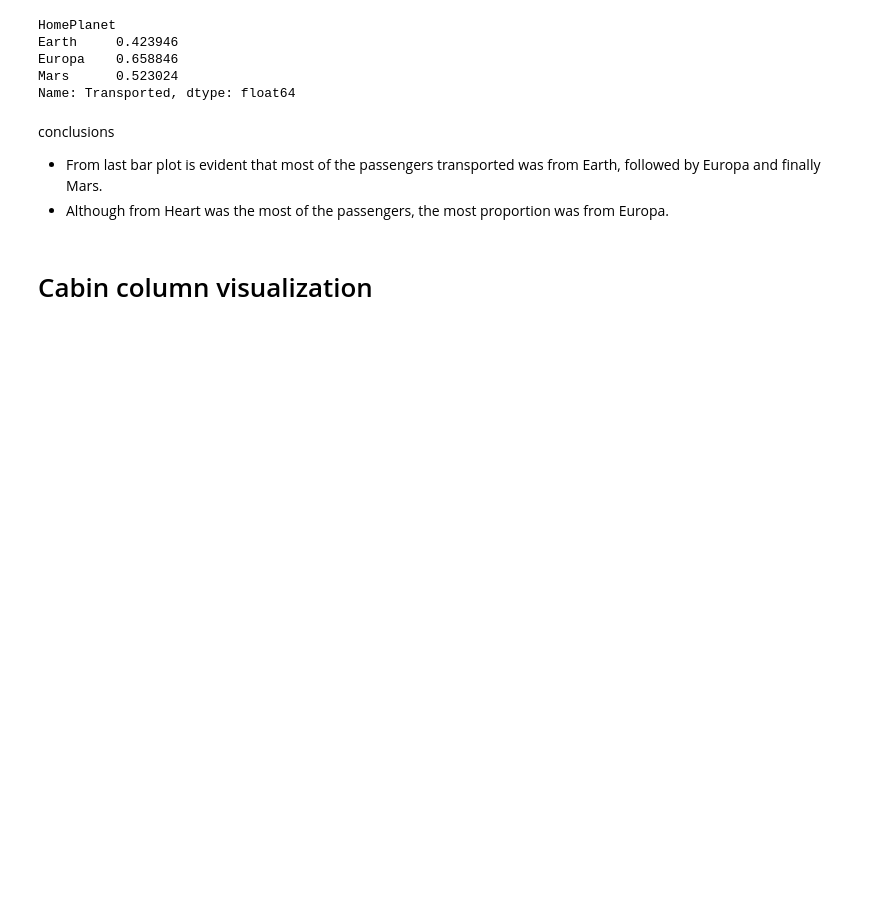
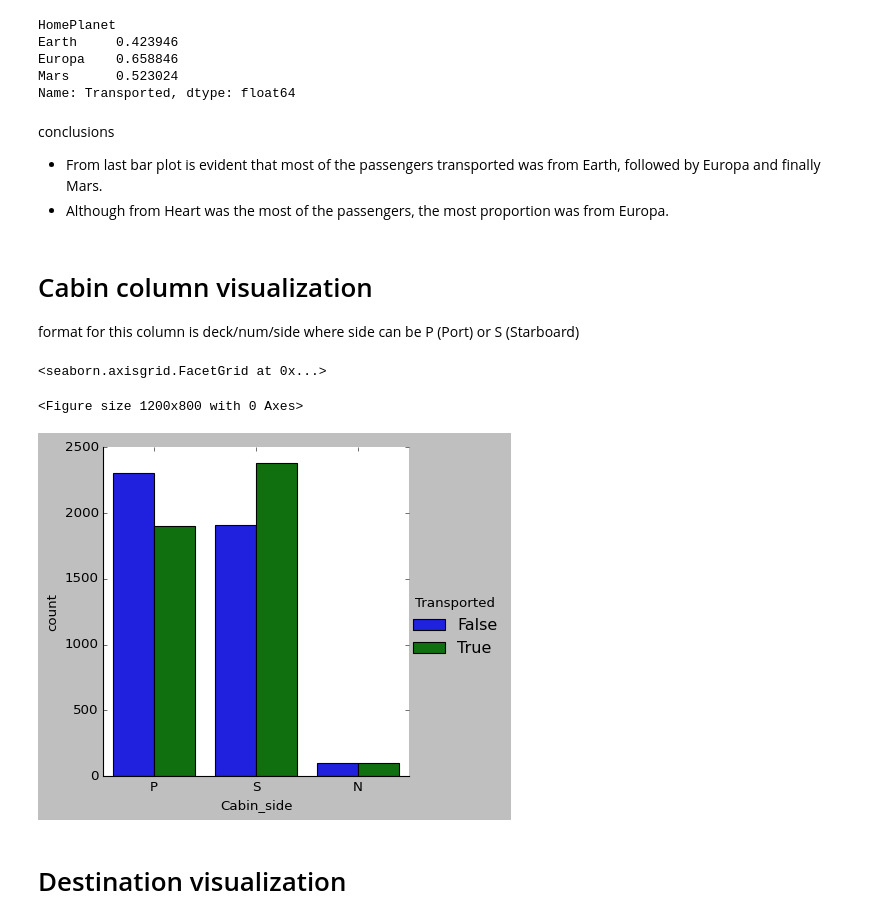
Before and after one commit to SebasAI95/Kaggle_challenge, a Jupyter notebook: spaceship_challenge_02.ipynb, the cells around one changed output. Saved outputs shown, nothing was run; the diff lists cells and outputs as text; code cells hidden in the pictures; blank space fills up the shorter version.

Commit message:
Finishing exploratory data analysis for main columns.

```diff
--- a/spaceship_challenge_02.ipynb
+++ b/spaceship_challenge_02.ipynb
@@ -124,7 +124,7 @@ sns.histplot(data=test_data, x="HomePlanet",ax=axs[1]).set(title="test")
 # %%
 # Analyze proportion transported for every home planet
 # Bar plot to visualize the most common home planet
-plt.style.use('classic')
+plt.style.use('Solarize_Light2')
 sns.catplot(x="HomePlanet", kind="count", data=train_data, hue="Transported")
 # %% [output]
 <seaborn.axisgrid.FacetGrid at 0x...>
@@ -144,5 +144,24 @@ conclusions
 
 - From last bar plot is evident that most of the passengers transported was from Earth, followed by Europa and finally Mars.
 - Although from Heart was the most of the passengers, the most proportion was from Europa.
+# %% [markdown]
+# Cabin column visualization
+format for this column is deck/num/side
+where side can be P (Port) or S (Starboard)
+# %%
+# Here the idea is analyzed if some side may have been affected most affected by phenomenon
+train_data["Cabin"].fillna("N/N/N", inplace=True)
+test_data["Cabin"].fillna("N/N/N", inplace=True)
+
+deck_num_side = train_data["Cabin"].apply(lambda x: x.split("/"))
+train_data["Cabin_side"] =list(map(lambda x: x[-1], deck_num_side))
+
+plt.style.use('Solarize_Light2')
+plt.figure(figsize=(15, 10))
+sns.catplot(x="Cabin_side", kind="count", data=train_data, hue="Transported")
+# %% [output]
+<seaborn.axisgrid.FacetGrid at 0x...>
+<Figure size 1200x800 with 0 Axes>
+[figure, added]
 # %% [markdown]
-# Cabin column visualization
+# Destination visualization
```
Also changed, not shown: parts of 4 cells of this notebook.
